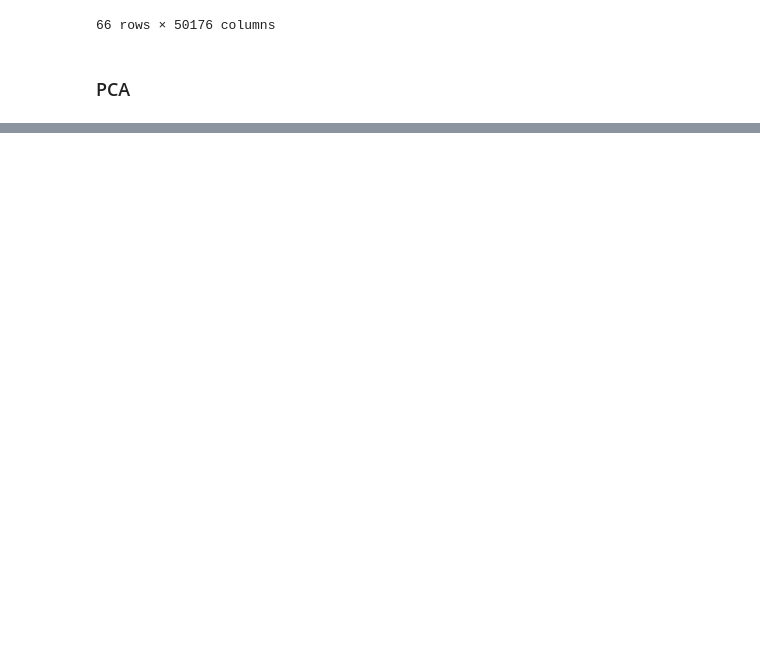
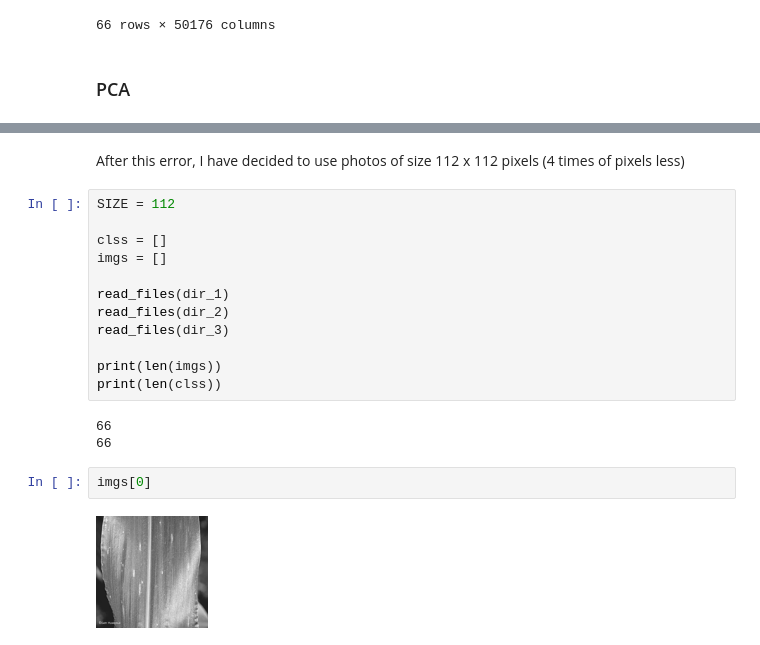
Before and after one commit to mklimek001/machine-learning-basics, a Jupyter notebook: lab2/pum_pca_corn.ipynb, the cells around one changed output, grey strips where cells are left out. Drawn from its saved outputs; the diff is of its cells as text; blank space fills up the shorter version.

```diff
--- a/lab2/pum_pca_corn.ipynb
+++ b/lab2/pum_pca_corn.ipynb
@@ -201,0 +206,21 @@ scaled_df_imgs
+# %% [markdown]
+After this error, I have decided to use photos of size 112 x 112 pixels (4 times of pixels less)
+# %%
+SIZE = 112
+
+clss = []
+imgs = []
+
+read_files(dir_1)
+read_files(dir_2)
+read_files(dir_3)
+
+print(len(imgs))
+print(len(clss))
+# %% [output]
+66
+66
+# %%
+imgs[0]
+# %% [output]
+[figure, added]
```
Also changed, not shown: parts of 77 cells of this notebook.
